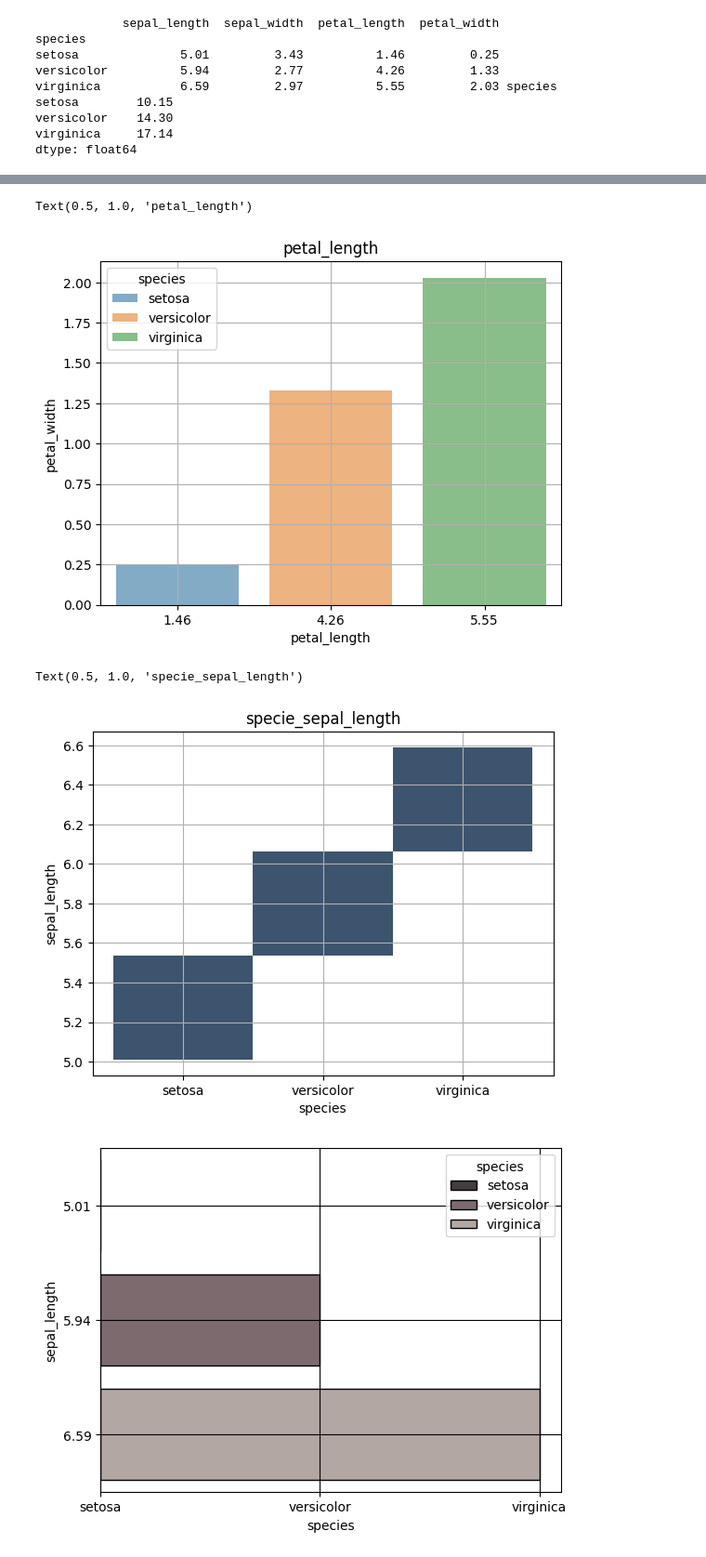
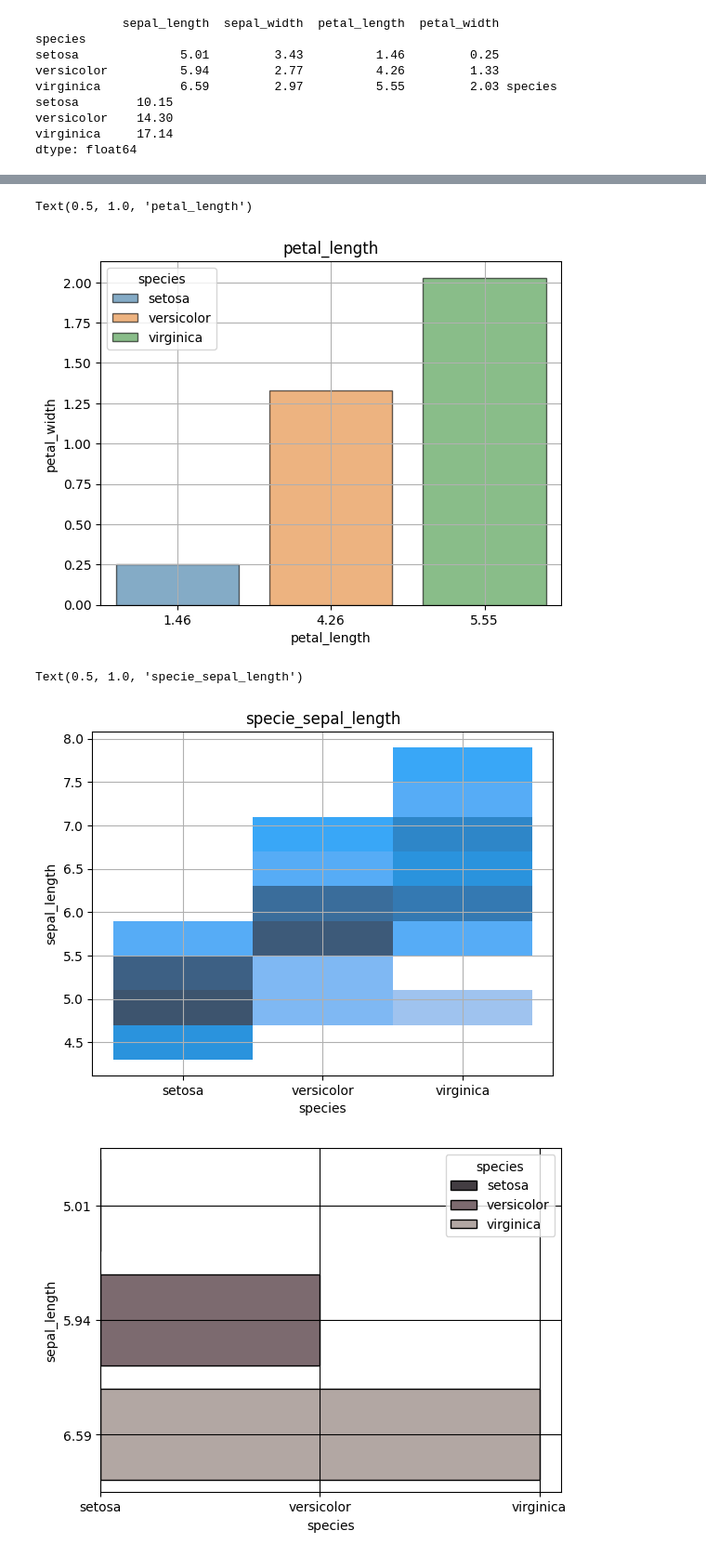
Before and after one commit to utkuseyithanoglu/utkuvisualization-exercises-with-matplot-and-seaborn, a Jupyter notebook: notebook/trying_some_work.ipynb, the cells around one changed output, grey strips where cells are left out. Shown at 93% size. Drawn from its saved outputs; the diff is of its cells as text; code cells hidden in the pictures.

```diff
--- a/notebook/trying_some_work.ipynb
+++ b/notebook/trying_some_work.ipynb
@@ -90,22 +91,22 @@ plt.ylabel="sepal_width"
 # %%
 plt.Figure(figsize=(10,5))
-sns.barplot(data=a,x='petal_length',y='petal_width',alpha=0.6,hue='species')
+sns.barplot(data=a,x='petal_length',y='petal_width',alpha=0.6,hue='species',edgecolor='black')
 plt.grid()
 plt.xlabel="p"
 plt.title("petal_length")
 # %% [output]
 Text(0.5, 1.0, 'petal_length')
-[figure, old version]
+[figure, new version]
 # %%
-sns.histplot(data=a,x='species',y='sepal_length')
+sns.histplot(data=df_iris,x='species',y='sepal_length')
 #bunun yarım gösterme sebebi veri az bunun yerine bar plotla göstermek daha doğru az veriyi
 plt.grid()
 plt.xlabel='species'
 plt.ylabel='sepal_length'
 plt.title('specie_sepal_length')
 # %% [output]
 Text(0.5, 1.0, 'specie_sepal_length')
-[figure, old version]
+[figure, new version]
 # %%
 sns.barplot(a,x='species',y='sepal_length',hue='species',palette='rocket'\
 ,edgecolor='black',orient='h',saturation=0.1,)#orient yatay saturation yatay
```
Also changed, not shown: parts of 5 cells of this notebook.
